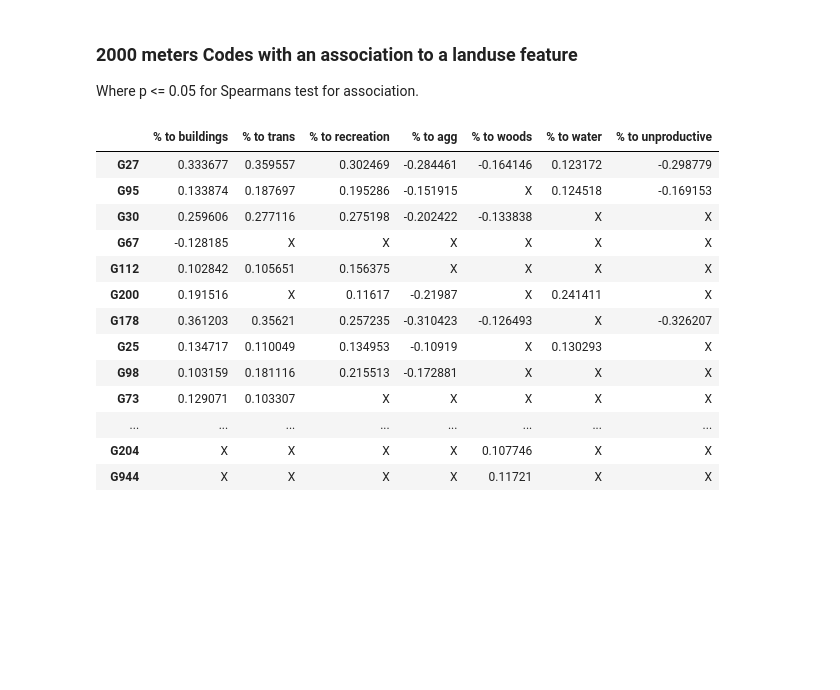
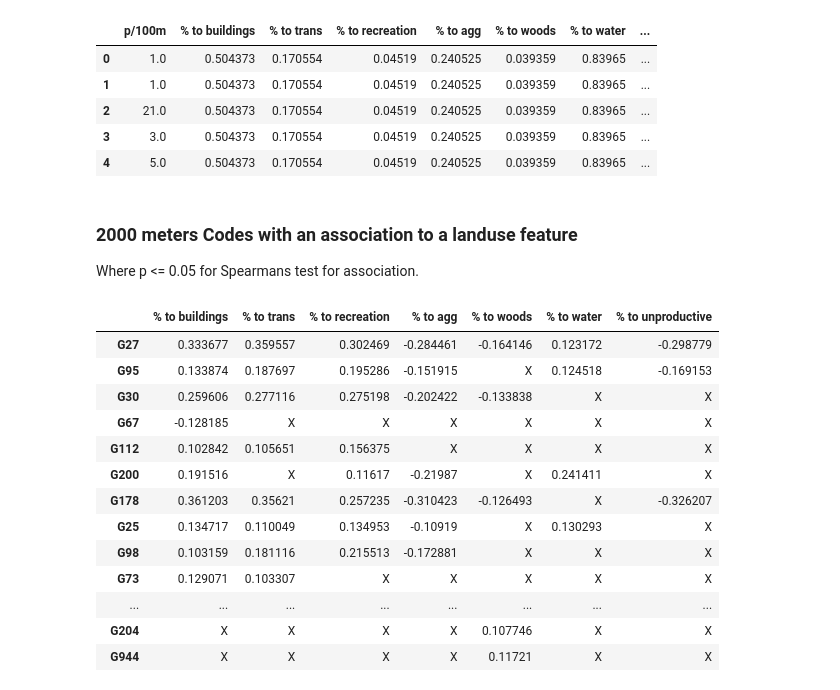
Before and after one commit to hammerdirt-analyst/landuse, a Jupyter notebook: land_use_buffers.ipynb, the cells around one changed output. Drawn from its saved outputs; the diff is of its cells as text; code cells hidden in the pictures; blank space fills up the shorter version.

```diff
--- a/land_use_buffers.ipynb
+++ b/land_use_buffers.ipynb
@@ -151,7 +147,6 @@ lu_2000.rename(columns={'location':'slug'}, inplace=True)
 # %%
 # the landuse descriptors are integers, key them to a readable descriptor
 # no27 is the results of intersecting buffer to Land use
-
 no27_keys = {
     1:"industrial",
     2:"residential",
@@ -212,14 +207,14 @@ for a_beach in no_lu_data:
         new_row={'slug':a_beach, 'label':a_label, 'AS18_27':0}
         buffer_totals.append(new_row, ignore_index=True)
 
+# make a df for the landuse
 locs_2000 = pd.DataFrame(index = fd.location.unique())
 
-
+# make empty columns for the measured land use feature
 for acol in add_these_cols:
     locs_2000[acol]= 0
 
-
-
+# assign values to each column
 for beach in lu_2000.slug.unique():
     for label in list(no27_keys.values()):
         try:
@@ -235,7 +230,8 @@ locs_2000['luse_total'] = locs_2000.loc[:,list(no27_keys.values())].sum(axis=1)
 # amount attributed to water
 locs_2000['water_value'] = locs_2000.loc[:, ['lakes','rivers']].sum(axis=1)
 
-# the adjsuted land ues
+# the adjsuted land use
+# remove the water value from land use stats
 locs_2000['adjusted_land_use'] = locs_2000.luse_total - locs_2000.water_value
 
 # divide the total amount for each feature by the adjusted land use
@@ -256,33 +252,44 @@ som_cols = ['% to buildings',
             '% to trans',
             '% to recreation',
             '% to agg',
             '% to woods',
             '% to water',
             '% to unproductive',
 
 ]
 
 # iterate through the beach names and assign land use data
+# to each survey result
 for a_beach in fd.location.unique():
     for element in som_cols:
         fd.loc[fd.location == a_beach, element] = locs_2000.loc[a_beach, element]
 
 
 this_data = fd[[unit_label,*som_cols, 'code']]
 
 abundant_codes = fd[fd.quantity > 30].code.unique()
 myresults = {}
 for i,code in enumerate(abundant_codes):
     data = this_data[this_data.code == code]
     code_results ={code:{}}
     for j, n in enumerate(som_cols):
         corr, a_p = stats.spearmanr(data[n], data[unit_label])
         if a_p <= 0.05:
             code_results[code].update({n:corr})
     myresults.update(code_results)
 
 srho_results_2000 = pd.DataFrame.from_dict(myresults, orient='index')
 srho_results_2000.fillna("X", inplace=True)
+
+# the survey data with land use attached
+this_data.head()
+# %% [output]
+|  | p/100m | % to buildings | % to trans | % to recreation | % to agg | % to woods | % to water | ... |
+| 0 | 1.0 | 0.504373 | 0.170554 | 0.04519 | 0.240525 | 0.039359 | 0.83965 | ... |
+| 1 | 1.0 | 0.504373 | 0.170554 | 0.04519 | 0.240525 | 0.039359 | 0.83965 | ... |
+| 2 | 21.0 | 0.504373 | 0.170554 | 0.04519 | 0.240525 | 0.039359 | 0.83965 | ... |
+| 3 | 3.0 | 0.504373 | 0.170554 | 0.04519 | 0.240525 | 0.039359 | 0.83965 | ... |
+| 4 | 5.0 | 0.504373 | 0.170554 | 0.04519 | 0.240525 | 0.039359 | 0.83965 | ... |
 # %% [markdown]
 ### 2000 meters Codes with an association to a landuse feature
 
```
Also changed, not shown: parts of 4 cells of this notebook, 3 other files.
